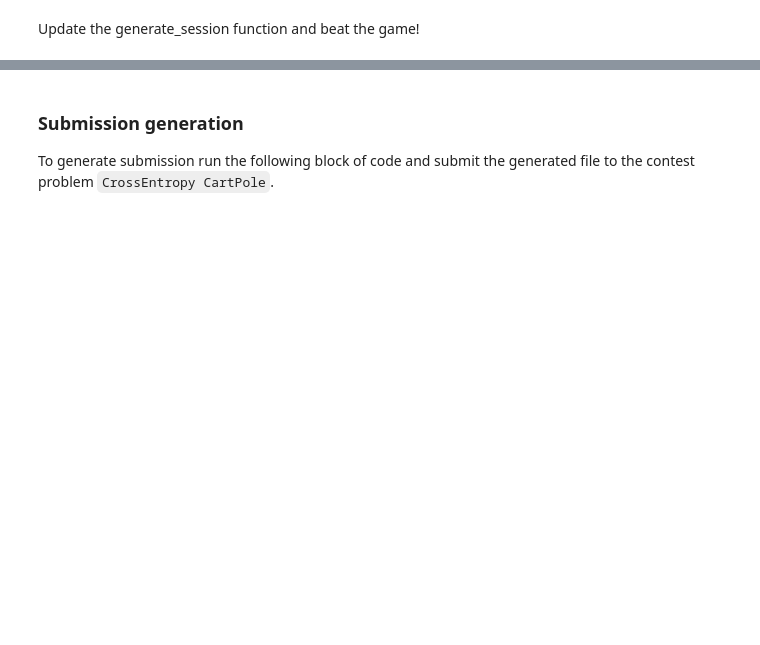
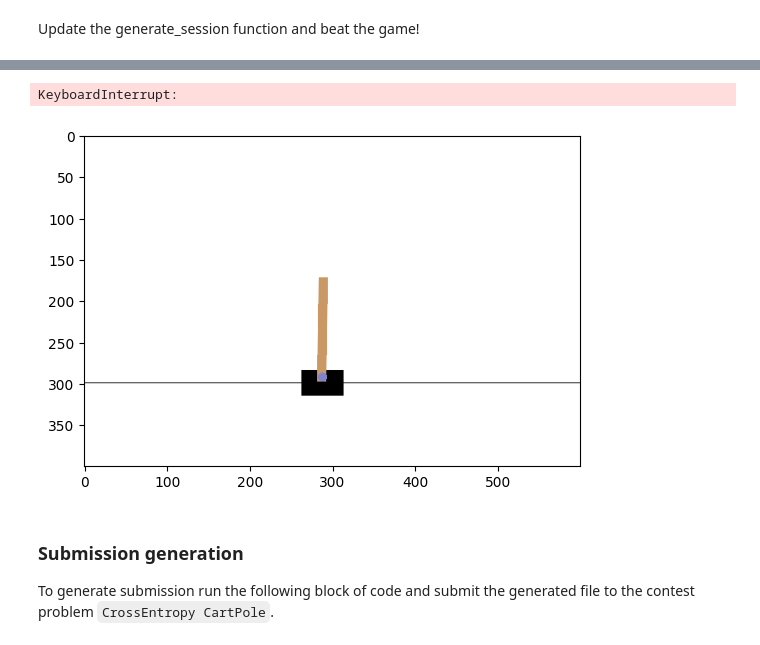
Before and after one commit to bigflyy/YandexML4, a Jupyter notebook: 01_crossentropy_method.ipynb, the cells around one changed output, grey strips where cells are left out. Drawn from its saved outputs; the diff is of its cells as text; code cells hidden in the pictures; blank space fills up the shorter version.

```diff
--- a/01_crossentropy_method.ipynb
+++ b/01_crossentropy_method.ipynb
@@ -364,7 +363,6 @@ You can find full description of the environment [here](https://www.gymlibrary.d
 So here's how it works:
 # %%
 # if you see "<classname> has no attribute .env", remove .env or update gym
-env = gym.make("CartPole-v0", render_mode="rgb_array").env
+env = gym.make("CartPole-v0", render_mode="human").env
 
 env.reset()
-n_actions = env.action_space.n
@@ -439,3 +463,33 @@ for i in range(100):
+# %%
+import matplotlib.pyplot as plt
+from IPython.display import clear_output, display
+import time
+
+env = gym.make("CartPole-v1", render_mode="rgb_array")  # <- rgb_array for notebook
+state, _ = env.reset()
+done = False
+total_reward = 0
+
+while not done:
+    state_t = torch.tensor(state, dtype=torch.float32).unsqueeze(0)
+    with torch.no_grad():
+        action = torch.argmax(agent(state_t), dim=1).item()
+
+    state, reward, terminated, truncated, _ = env.step(action)
+    done = terminated or truncated
+    total_reward += reward
+
+    frame = env.render()  # returns RGB array
+    plt.imshow(frame)
+    clear_output(wait=True)
+    display(plt.gcf())
+    time.sleep(0.002)  # control speed
+
+env.close()
+print("Final reward:", total_reward)
+# %% [output]
+KeyboardInterrupt:
+[figure, added]
 # %% [markdown]
 ### Submission generation
 To generate submission run the following block of code and submit the generated file to the contest problem `CrossEntropy CartPole`.
```
Also changed, not shown: parts of 24 cells of this notebook, 5 other files.
